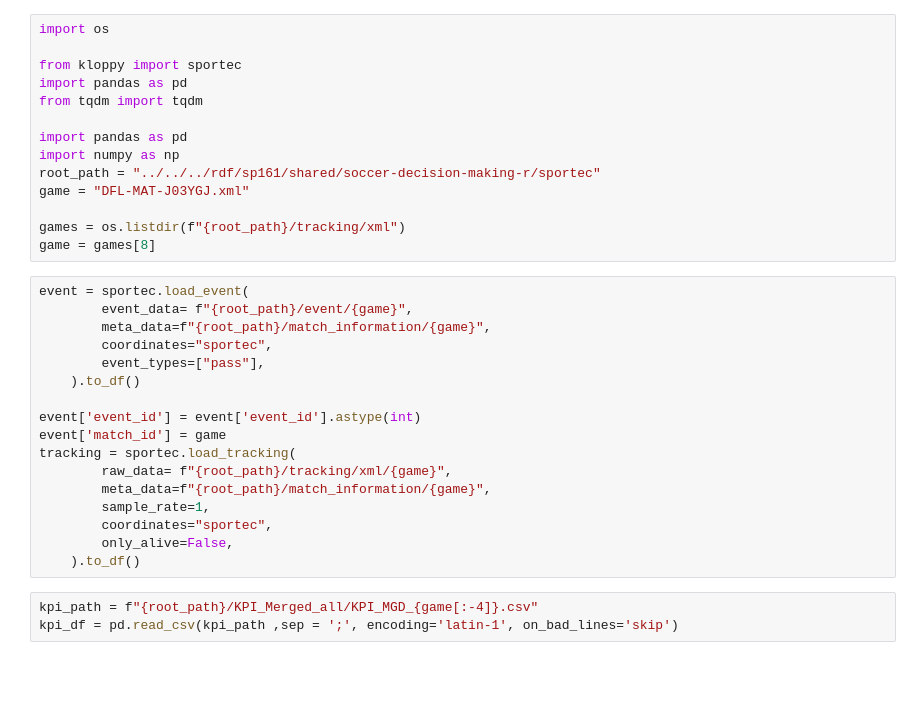
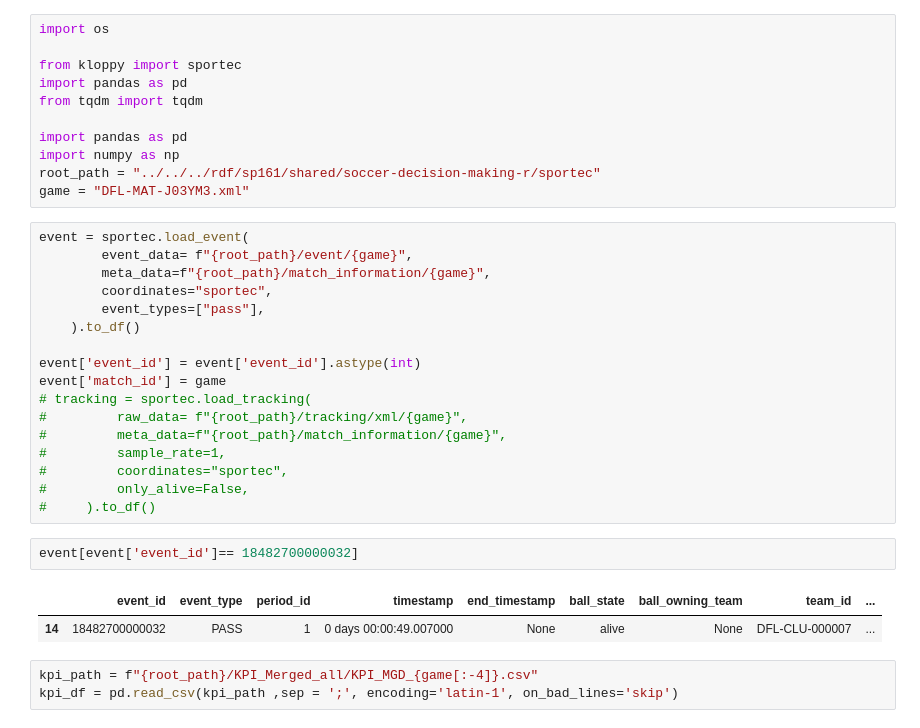
Before and after one commit to saberpowers/soccer-decision-making-r, a Jupyter notebook: scripts/sandbox/kloppy_test.ipynb, the cells around one changed output. Drawn from its saved outputs; the diff is of its cells as text; blank space fills up the shorter version.

```diff
--- a/scripts/sandbox/kloppy_test.ipynb
+++ b/scripts/sandbox/kloppy_test.ipynb
@@ -8,10 +8,7 @@ from tqdm import tqdm
 import pandas as pd
 import numpy as np
 root_path = "../../../rdf/sp161/shared/soccer-decision-making-r/sportec"
-game = "DFL-MAT-J03YGJ.xml"
-
-games = os.listdir(f"{root_path}/tracking/xml")
-game = games[8]
+game = "DFL-MAT-J03YM3.xml"
 # %%
 event = sportec.load_event(
         event_data= f"{root_path}/event/{game}",
@@ -22,13 +19,18 @@ event = sportec.load_event(
 
 event['event_id'] = event['event_id'].astype(int)
 event['match_id'] = game
-tracking = sportec.load_tracking(
-        raw_data= f"{root_path}/tracking/xml/{game}",
-        meta_data=f"{root_path}/match_information/{game}",
-        sample_rate=1,
-        coordinates="sportec",
-        only_alive=False,
-    ).to_df()
+# tracking = sportec.load_tracking(
+#         raw_data= f"{root_path}/tracking/xml/{game}",
+#         meta_data=f"{root_path}/match_information/{game}",
+#         sample_rate=1,
+#         coordinates="sportec",
+#         only_alive=False,
+#     ).to_df()
+# %%
+event[event['event_id']== 18482700000032]
+# %% [output]
+|  | event_id | event_type | period_id | timestamp | end_timestamp | ball_state | ball_owning_team | team_id | ... |
+| 14 | 18482700000032 | PASS | 1 | 0 days 00:00:49.007000 | None | alive | None | DFL-CLU-000007 | ... |
 # %%
 kpi_path = f"{root_path}/KPI_Merged_all/KPI_MGD_{game[:-4]}.csv"
 kpi_df = pd.read_csv(kpi_path ,sep = ';', encoding='latin-1', on_bad_lines='skip')
```
Also changed, not shown: parts of 2 cells of this notebook, 2 other files.
